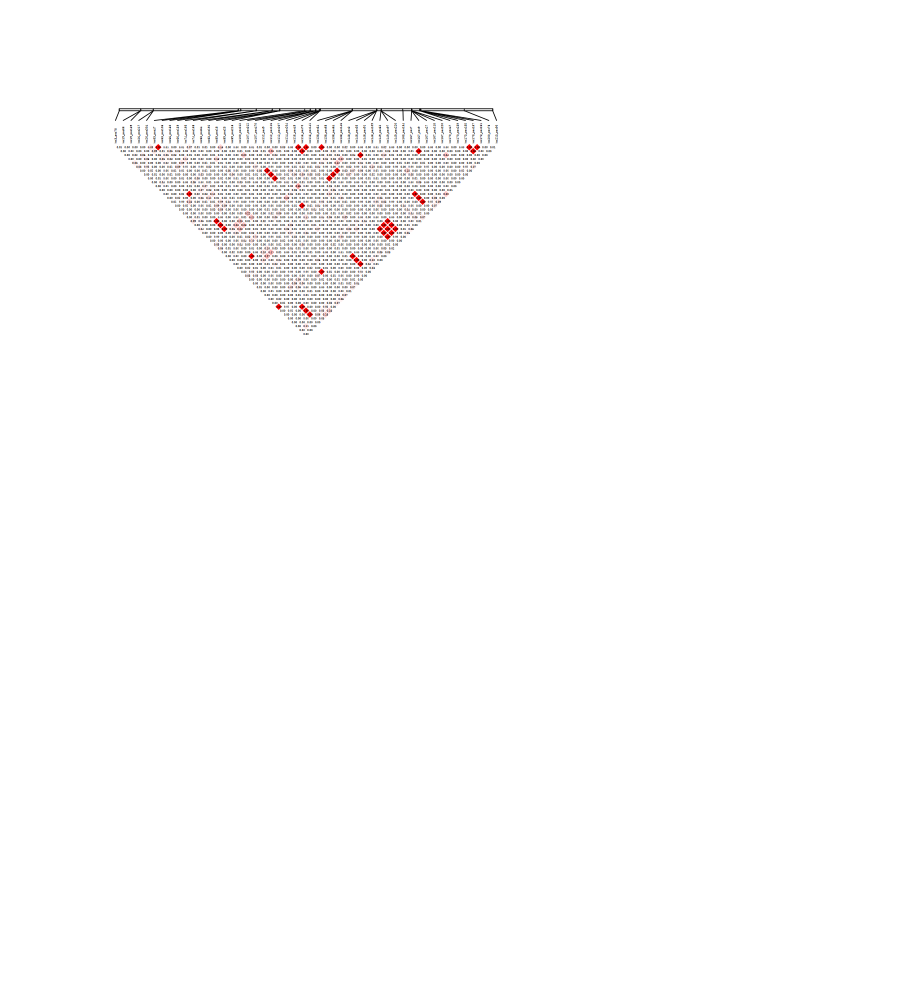
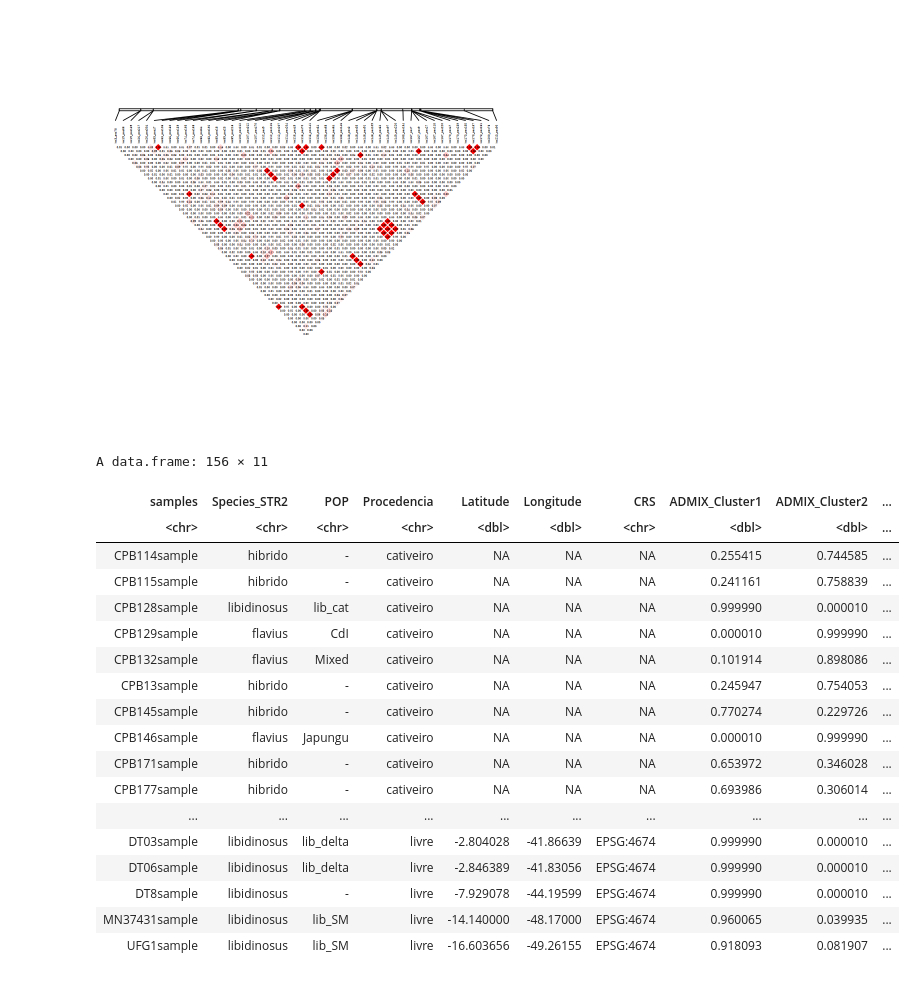
Before and after one commit to lfreitasl/hybrider, a Jupyter notebook: bin/gaston.ipynb, the cells around one changed output. Drawn from its saved outputs; the diff is of its cells as text; code cells hidden in the pictures; blank space fills up the shorter version.

```diff
--- a/bin/gaston.ipynb
+++ b/bin/gaston.ipynb
@@ -158,3 +158,25 @@ A matrix: 20 × 20 of type dbl
 LD.plot( ld.g[1:50,1:50], snp.positions = g@snps$pos[1:50])
 # %% [output]
 [figure]
+# %%
+read.csv("../results/Plots/Metadata/meta_str_admix_K2.csv")
+# %% [output]
+A data.frame: 156 × 11
+| samples | Species_STR2 | POP | Procedencia | Latitude | Longitude | CRS | ADMIX_Cluster1 | ADMIX_Cluster2 | ... |
+| <chr> | <chr> | <chr> | <chr> | <dbl> | <dbl> | <chr> | <dbl> | <dbl> | ... |
+| CPB114sample | hibrido | - | cativeiro | NA | NA | NA | 0.255415 | 0.744585 | ... |
+| CPB115sample | hibrido | - | cativeiro | NA | NA | NA | 0.241161 | 0.758839 | ... |
+| CPB128sample | libidinosus | lib_cat | cativeiro | NA | NA | NA | 0.999990 | 0.000010 | ... |
+| CPB129sample | flavius | CdI | cativeiro | NA | NA | NA | 0.000010 | 0.999990 | ... |
+| CPB132sample | flavius | Mixed | cativeiro | NA | NA | NA | 0.101914 | 0.898086 | ... |
+| CPB13sample | hibrido | - | cativeiro | NA | NA | NA | 0.245947 | 0.754053 | ... |
+| CPB145sample | hibrido | - | cativeiro | NA | NA | NA | 0.770274 | 0.229726 | ... |
+| CPB146sample | flavius | Japungu | cativeiro | NA | NA | NA | 0.000010 | 0.999990 | ... |
+| CPB171sample | hibrido | - | cativeiro | NA | NA | NA | 0.653972 | 0.346028 | ... |
+| CPB177sample | hibrido | - | cativeiro | NA | NA | NA | 0.693986 | 0.306014 | ... |
+| ... | ... | ... | ... | ... | ... | ... | ... | ... | ... |
+| DT03sample | libidinosus | lib_delta | livre | -2.804028 | -41.86639 | EPSG:4674 | 0.999990 | 0.000010 | ... |
+| DT06sample | libidinosus | lib_delta | livre | -2.846389 | -41.83056 | EPSG:4674 | 0.999990 | 0.000010 | ... |
+| DT8sample | libidinosus | - | livre | -7.929078 | -44.19599 | EPSG:4674 | 0.999990 | 0.000010 | ... |
+| MN37431sample | libidinosus | lib_SM | livre | -14.140000 | -48.17000 | EPSG:4674 | 0.960065 | 0.039935 | ... |
+| UFG1sample | libidinosus | lib_SM | livre | -16.603656 | -49.26155 | EPSG:4674 | 0.918093 | 0.081907 | ... |
```
Also changed, not shown: parts of 12 cells of this notebook, 15 other files.
